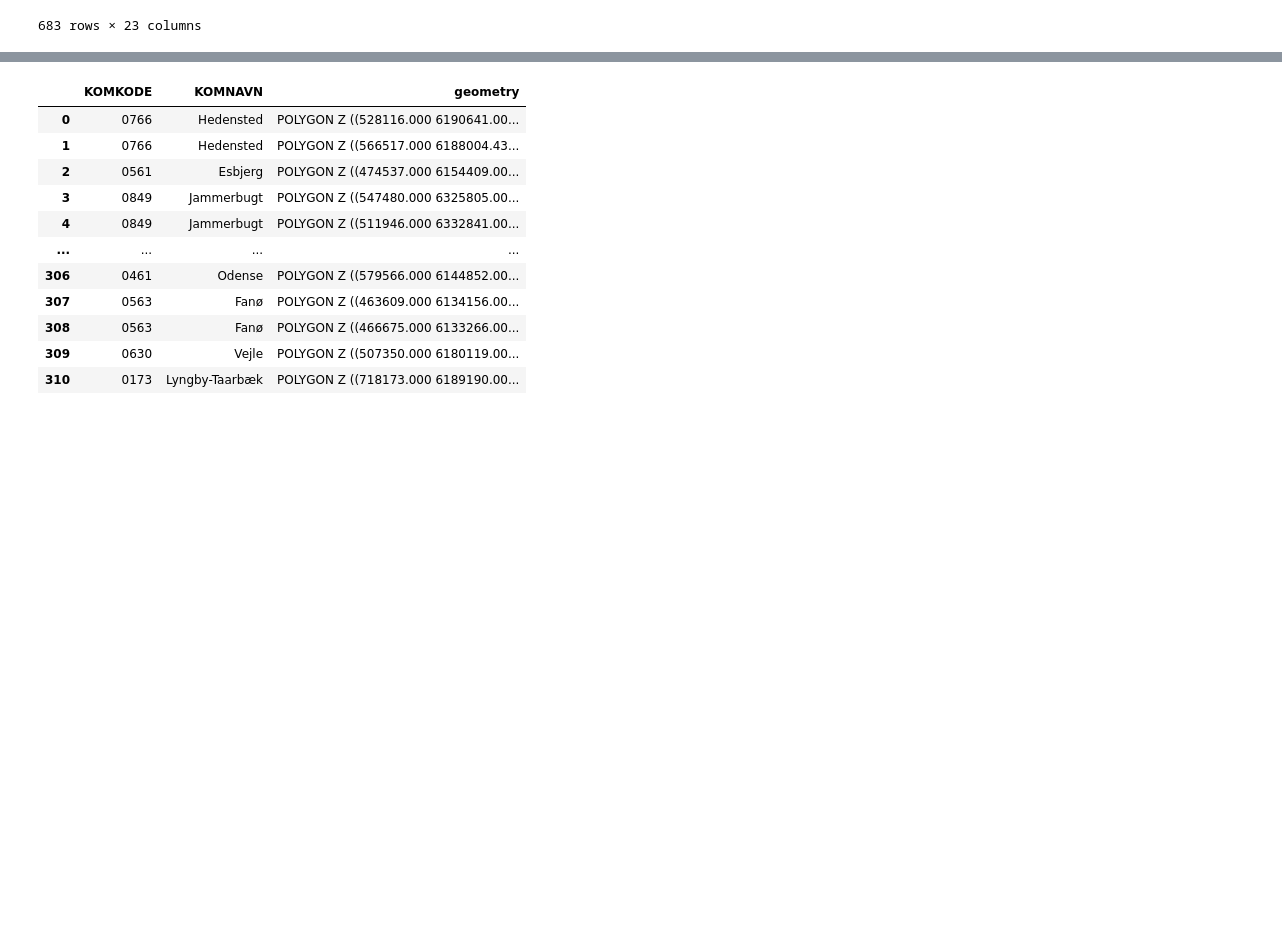
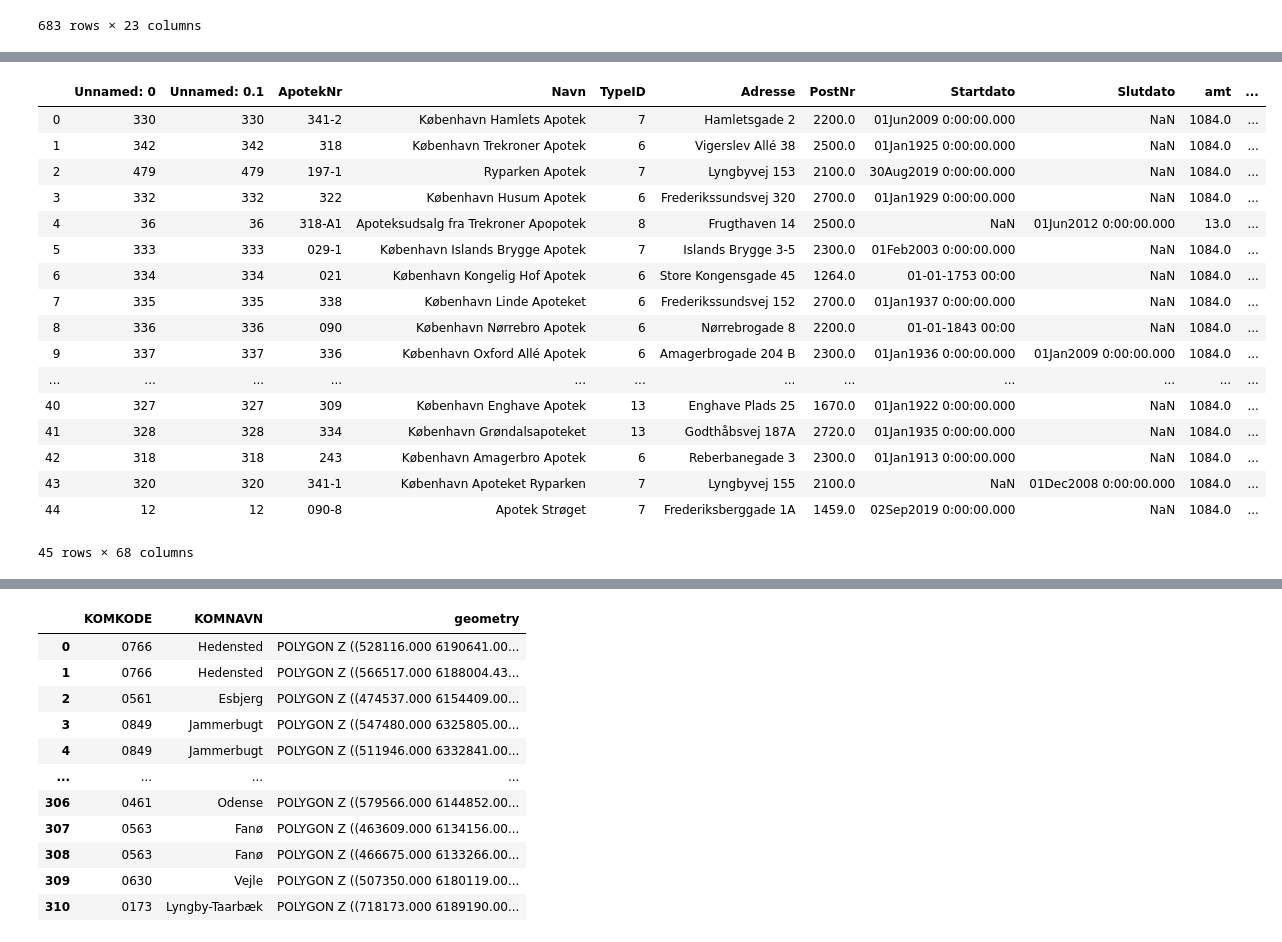
Before and after one commit to Oliverkobaek/thesis_2020, a Jupyter notebook: Geooding of adress.ipynb, the cells around one changed output, grey strips where cells are left out. Drawn from its saved outputs; the diff is of its cells as text; code cells hidden in the pictures; blank space fills up the shorter version.

```diff
--- a/Geooding of adress.ipynb
+++ b/Geooding of adress.ipynb
@@ -409,3 +436,25 @@ for i in tqdm(gdf["Kommune"]):
+# %%
+frames_Kommune['101.0'] = frames_Kommune['101.0'].reset_index(drop=True)
+frames_Kommune['101.0']
+# %% [output]
+|  | Unnamed: 0 | Unnamed: 0.1 | ApotekNr | Navn | TypeID | Adresse | PostNr | Startdato | Slutdato | amt | ... |
+| 0 | 330 | 330 | 341-2 | København Hamlets Apotek | 7 | Hamletsgade 2 | 2200.0 | 01Jun2009 0:00:00.000 | NaN | 1084.0 | ... |
+| 1 | 342 | 342 | 318 | København Trekroner Apotek | 6 | Vigerslev Allé 38 | 2500.0 | 01Jan1925 0:00:00.000 | NaN | 1084.0 | ... |
+| 2 | 479 | 479 | 197-1 | Ryparken Apotek | 7 | Lyngbyvej 153 | 2100.0 | 30Aug2019 0:00:00.000 | NaN | 1084.0 | ... |
+| 3 | 332 | 332 | 322 | København Husum Apotek | 6 | Frederikssundsvej 320 | 2700.0 | 01Jan1929 0:00:00.000 | NaN | 1084.0 | ... |
+| 4 | 36 | 36 | 318-A1 | Apoteksudsalg fra Trekroner Apopotek | 8 | Frugthaven 14 | 2500.0 | NaN | 01Jun2012 0:00:00.000 | 13.0 | ... |
+| 5 | 333 | 333 | 029-1 | København Islands Brygge Apotek | 7 | Islands Brygge 3-5 | 2300.0 | 01Feb2003 0:00:00.000 | NaN | 1084.0 | ... |
+| 6 | 334 | 334 | 021 | København Kongelig Hof Apotek | 6 | Store Kongensgade 45 | 1264.0 | 01-01-1753 00:00 | NaN | 1084.0 | ... |
+| 7 | 335 | 335 | 338 | København Linde Apoteket | 6 | Frederikssundsvej 152 | 2700.0 | 01Jan1937 0:00:00.000 | NaN | 1084.0 | ... |
+| 8 | 336 | 336 | 090 | København Nørrebro Apotek | 6 | Nørrebrogade 8 | 2200.0 | 01-01-1843 00:00 | NaN | 1084.0 | ... |
+| 9 | 337 | 337 | 336 | København Oxford Allé Apotek | 6 | Amagerbrogade 204 B | 2300.0 | 01Jan1936 0:00:00.000 | 01Jan2009 0:00:00.000 | 1084.0 | ... |
+| ... | ... | ... | ... | ... | ... | ... | ... | ... | ... | ... | ... |
+| 40 | 327 | 327 | 309 | København Enghave Apotek | 13 | Enghave Plads 25 | 1670.0 | 01Jan1922 0:00:00.000 | NaN | 1084.0 | ... |
+| 41 | 328 | 328 | 334 | København Grøndalsapoteket | 13 | Godthåbsvej 187A | 2720.0 | 01Jan1935 0:00:00.000 | NaN | 1084.0 | ... |
+| 42 | 318 | 318 | 243 | København Amagerbro Apotek | 6 | Reberbanegade 3 | 2300.0 | 01Jan1913 0:00:00.000 | NaN | 1084.0 | ... |
+| 43 | 320 | 320 | 341-1 | København Apoteket Ryparken | 7 | Lyngbyvej 155 | 2100.0 | NaN | 01Dec2008 0:00:00.000 | 1084.0 | ... |
+| 44 | 12 | 12 | 090-8 | Apotek Strøget | 7 | Frederiksberggade 1A | 1459.0 | 02Sep2019 0:00:00.000 | NaN | 1084.0 | ... |
+45 rows × 68 columns
 # %%
 frames_Kommune['860.0']
 
```
Also changed, not shown: parts of 13 cells of this notebook, 1 other file.
